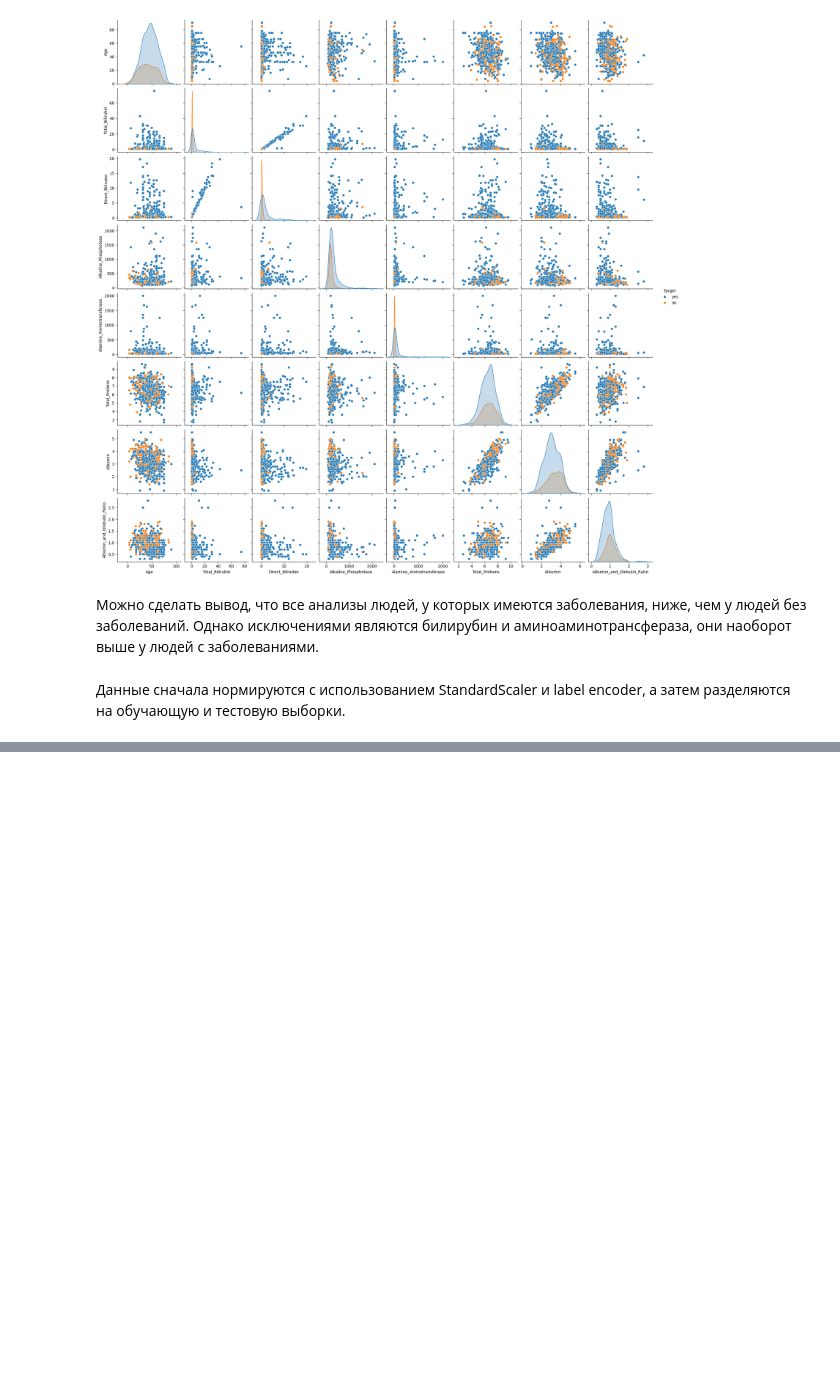
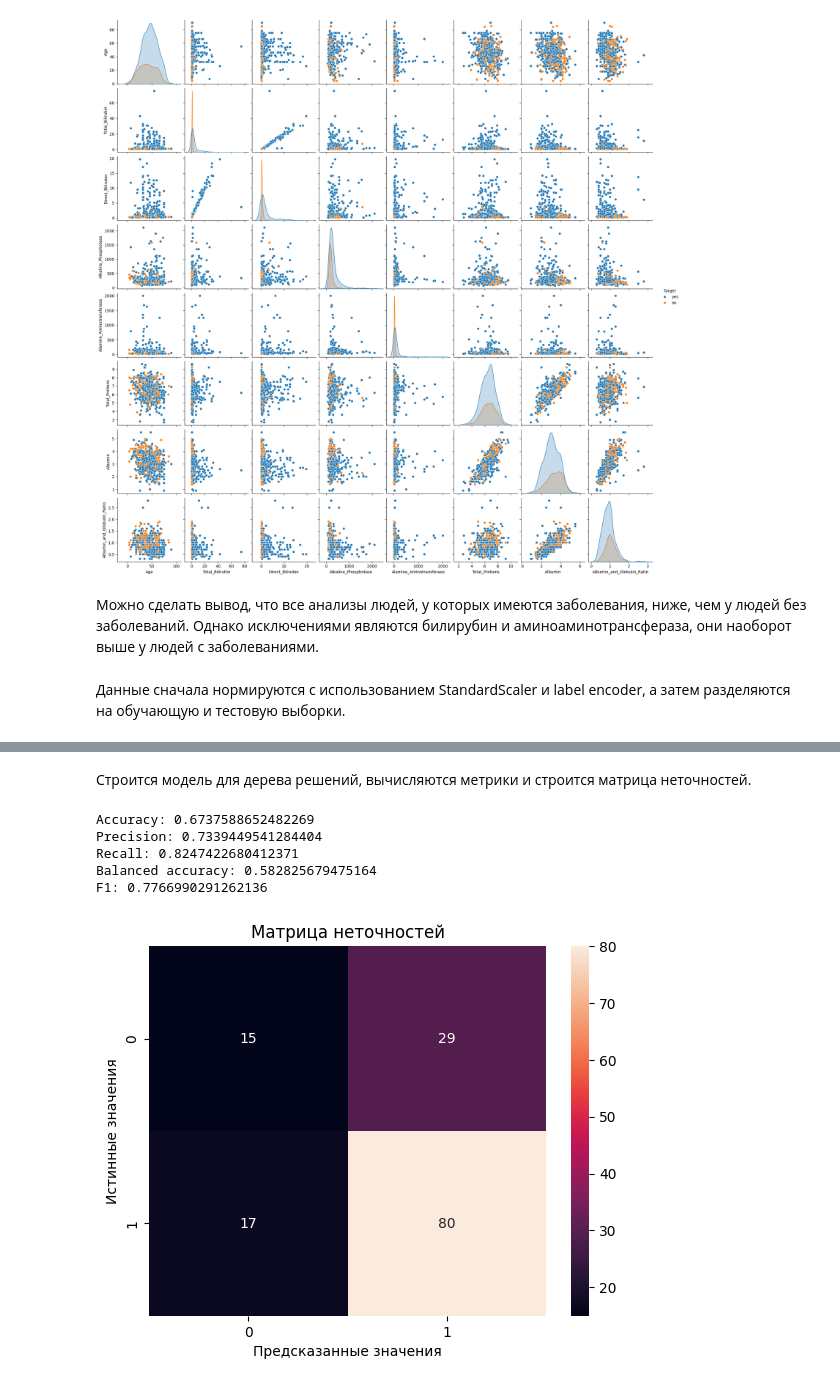
Before and after one commit to MaksimLevchenko/data_analyze_5, a Jupyter notebook: Lr5.ipynb, the cells around one changed output, grey strips where cells are left out. Saved outputs shown, nothing was run; the diff lists cells and outputs as text; code cells hidden in the pictures; blank space fills up the shorter version.

```diff
--- a/Lr5.ipynb
+++ b/Lr5.ipynb
@@ -136,0 +152,18 @@ F1: 0.7962085308056872
+# %% [markdown]
+Строится модель для дерева решений, вычисляются метрики и строится матрица неточностей.
+# %%
+model=tree.DecisionTreeClassifier(criterion="entropy", random_state=0)
+model.fit(x_train,y_train)
+y_pred = model.predict(x_test)
+dtc_probs = model.predict_proba(x_test)[:, 1]
+dtc_fpr, dtc_tpr, _ = roc_curve(y_test, dtc_probs)
+dtc_auc = roc_auc_score(y_test, dtc_probs)
+
+show_matrix(y_test, y_pred)
+# %% [output]
+Accuracy: 0.6737588652482269
+Precision: 0.7339449541284404
+Recall: 0.8247422680412371
+Balanced accuracy: 0.582825679475164
+F1: 0.7766990291262136
+[figure, added]
```
Also changed, not shown: parts of 16 cells of this notebook.
